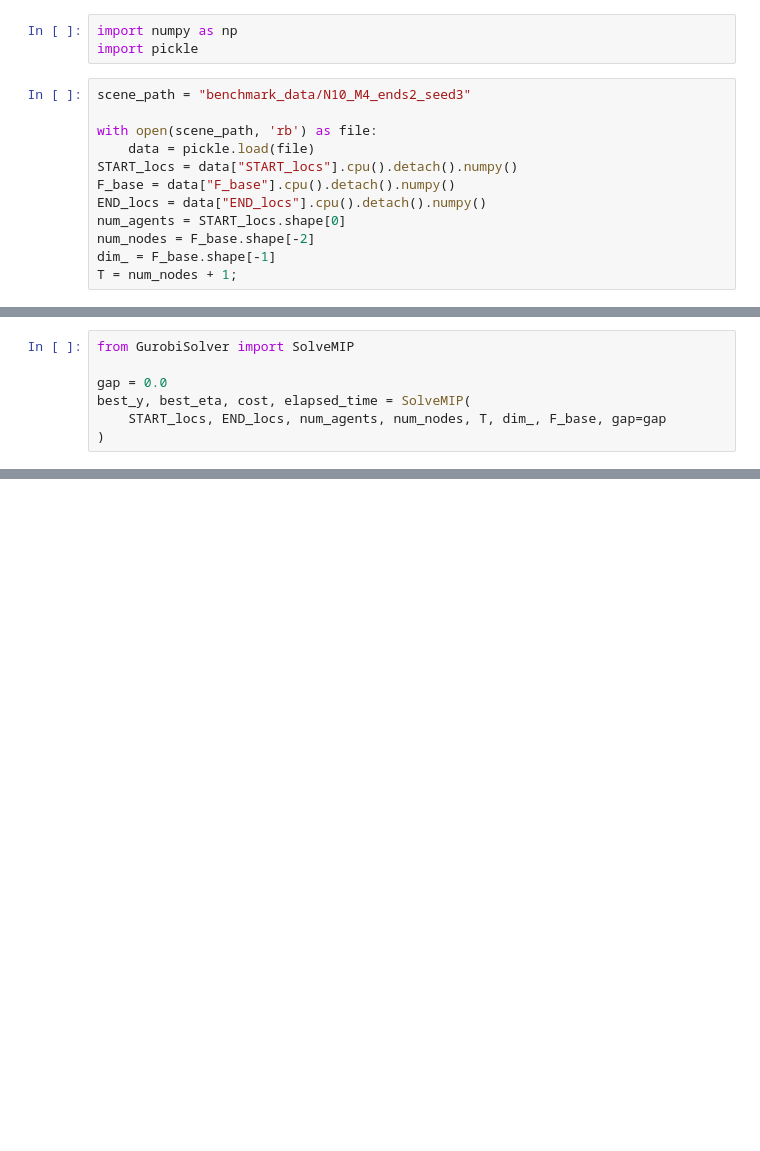
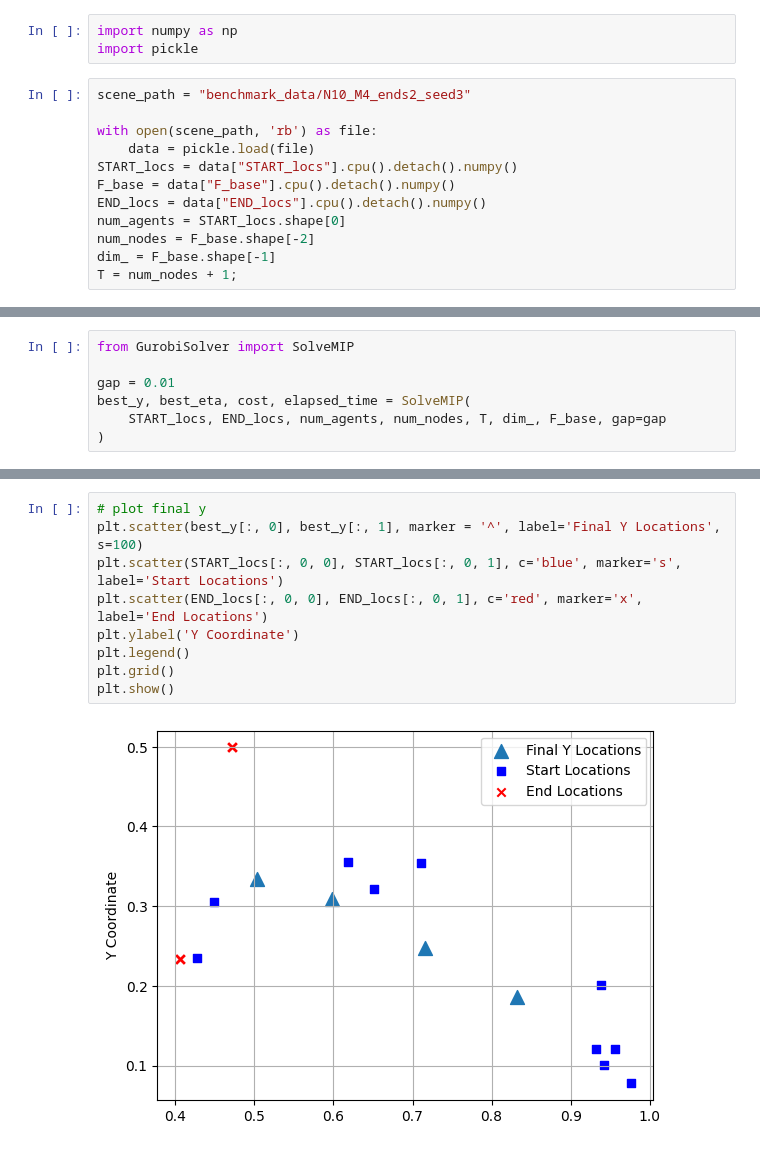
Before and after one commit to salar96/LearningFLPO, a Jupyter notebook: Benchmark/GurobiMIPSolver.ipynb, the cells around one changed output, grey strips where cells are left out. Saved outputs shown, nothing was run; the diff lists cells and outputs as text; blank space fills up the shorter version.

```diff
--- a/Benchmark/GurobiMIPSolver.ipynb
+++ b/Benchmark/GurobiMIPSolver.ipynb
@@ -16,7 +29,7 @@ T = num_nodes + 1;
 # %%
 from GurobiSolver import SolveMIP
 
-gap = 0.0
+gap = 0.01
 best_y, best_eta, cost, elapsed_time = SolveMIP(
     START_locs, END_locs, num_agents, num_nodes, T, dim_, F_base, gap=gap
 )
@@ -63,0 +77,11 @@ Elapsed time: 537.8825466632843
+# %%
+# plot final y
+plt.scatter(best_y[:, 0], best_y[:, 1], marker = '^', label='Final Y Locations', s=100)
+plt.scatter(START_locs[:, 0, 0], START_locs[:, 0, 1], c='blue', marker='s', label='Start Locations')
+plt.scatter(END_locs[:, 0, 0], END_locs[:, 0, 1], c='red', marker='x', label='End Locations')
+plt.ylabel('Y Coordinate')
+plt.legend()
+plt.grid()
+plt.show()
+# %% [output]
+[figure, added]
```
Also changed, not shown: parts of 4 cells of this notebook, 1 other file.
